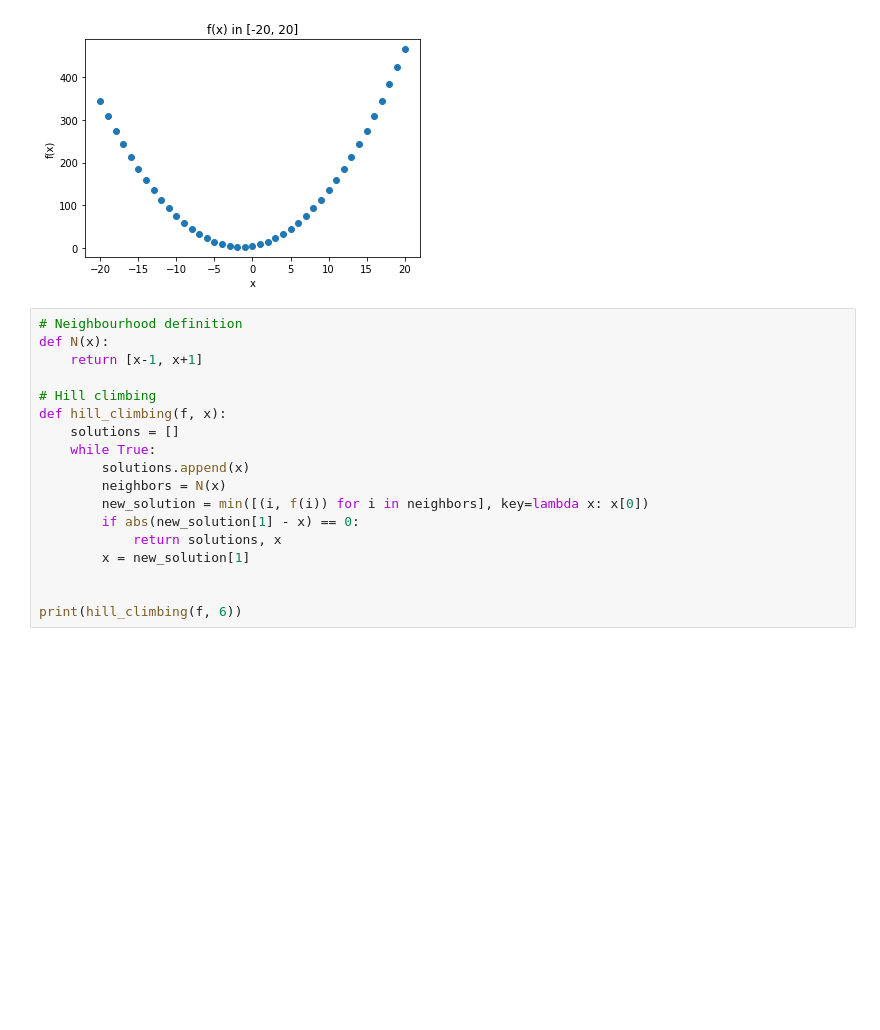
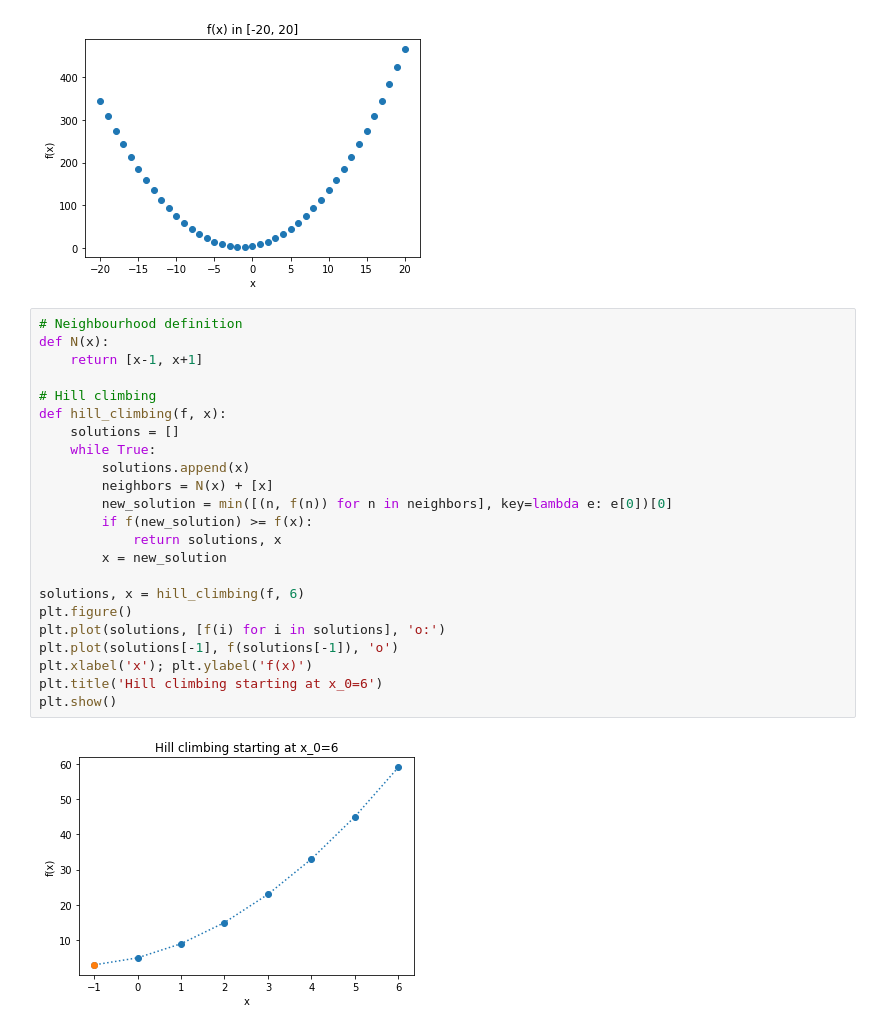
Before and after one commit to ceciliamm/evolutionary-computation, a Jupyter notebook: psets/02/Theory.ipynb, the cells around one changed output. Saved outputs shown, nothing was run; the diff lists cells and outputs as text; blank space fills up the shorter version.

```diff
--- a/psets/02/Theory.ipynb
+++ b/psets/02/Theory.ipynb
@@ -187,18 +187,25 @@ plt.show()
 # %%
 # Neighbourhood definition
 def N(x):
     return [x-1, x+1]
 
 # Hill climbing
 def hill_climbing(f, x):
     solutions = []
     while True:
         solutions.append(x)
-        neighbors = N(x)
-        new_solution = min([(i, f(i)) for i in neighbors], key=lambda x: x[0])
-        if abs(new_solution[1] - x) == 0:
+        neighbors = N(x) + [x]
+        new_solution = min([(n, f(n)) for n in neighbors], key=lambda e: e[0])[0]
+        if f(new_solution) >= f(x):
             return solutions, x
-        x = new_solution[1]
+        x = new_solution
 
-
-print(hill_climbing(f, 6))
+solutions, x = hill_climbing(f, 6)
+plt.figure()
+plt.plot(solutions, [f(i) for i in solutions], 'o:')
+plt.plot(solutions[-1], f(solutions[-1]), 'o')
+plt.xlabel('x'); plt.ylabel('f(x)')
+plt.title('Hill climbing starting at x_0=6')
+plt.show()
+# %% [output]
+[figure, added]
```
Also changed, not shown: 4 other files.
